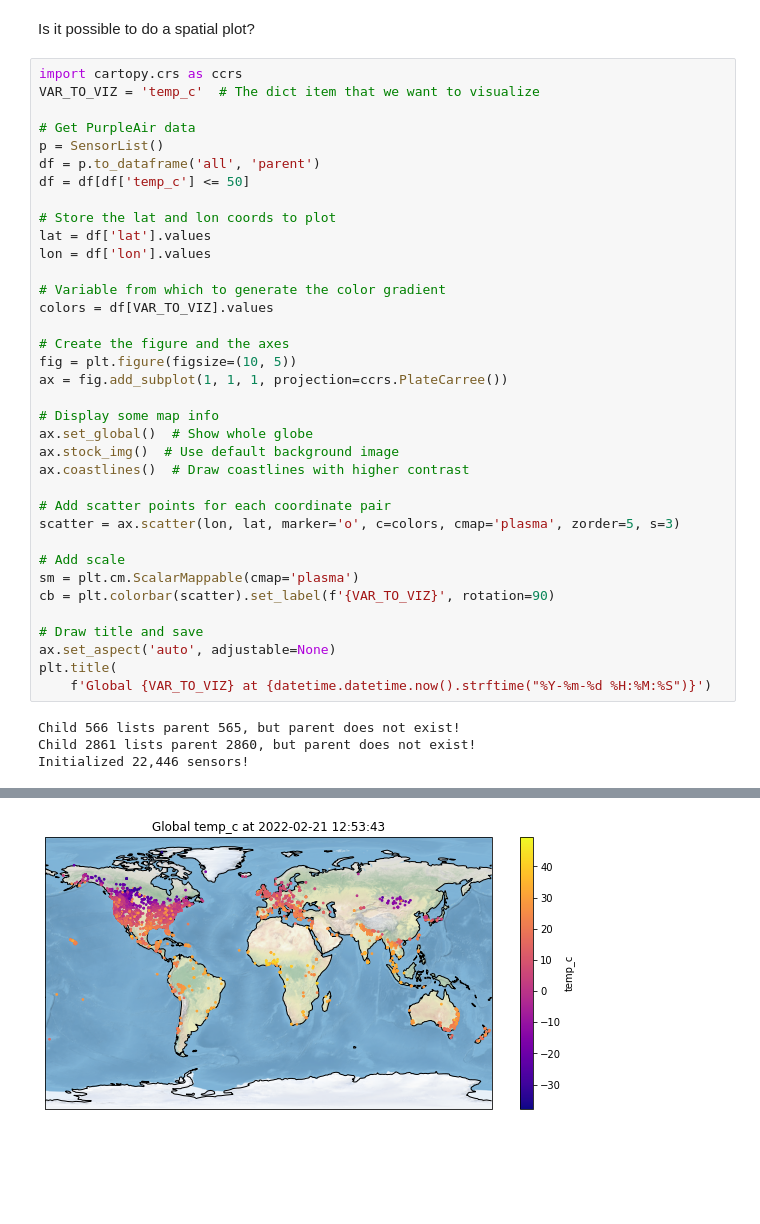
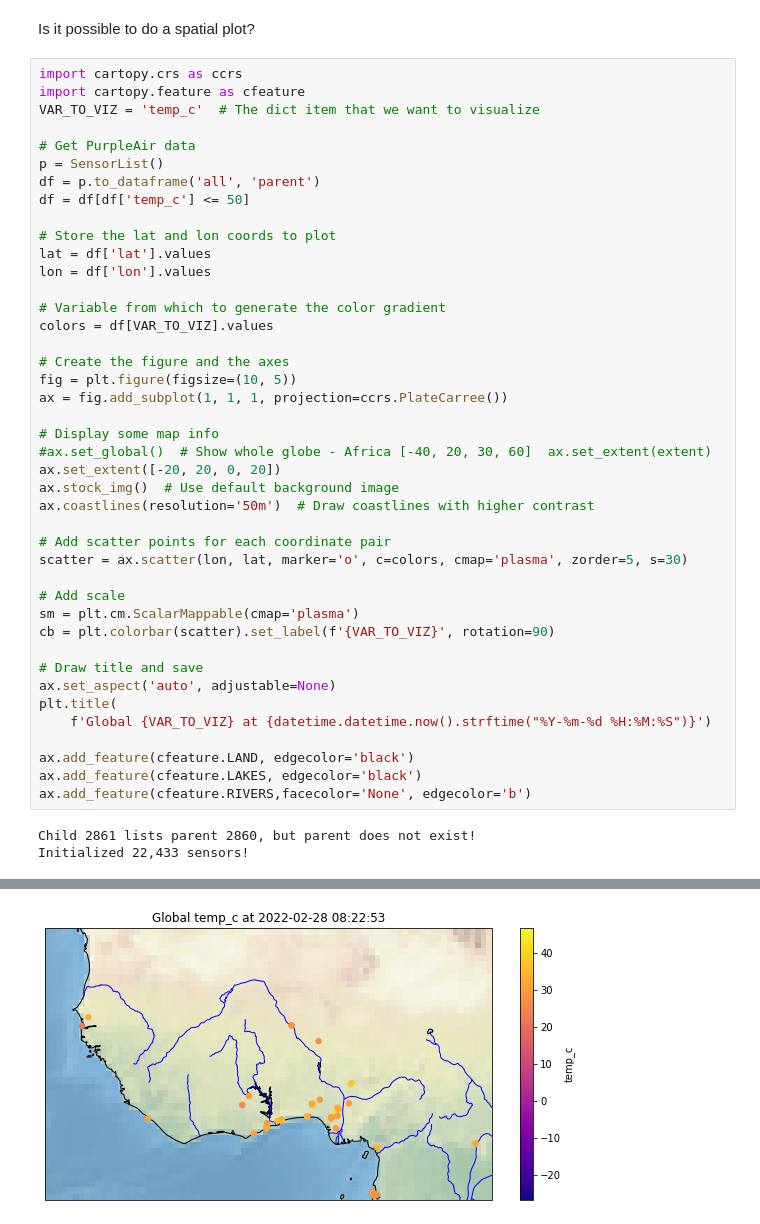
Before and after one commit to ogunjosam/CARNASRDA_python_training, a Jupyter notebook: Graphs_and_plots.ipynb, the cells around one changed output, grey strips where cells are left out. Cells and saved outputs as stored; diff of their text form; blank space fills up the shorter version.

```diff
--- a/Graphs_and_plots.ipynb
+++ b/Graphs_and_plots.ipynb
@@ -132,6 +147,7 @@ plt.savefig('fig2.eps',dpi=1200,format='eps',bbox_inches="tight")
 Is it possible to do a spatial plot?
 # %%
 import cartopy.crs as ccrs
+import cartopy.feature as cfeature
 VAR_TO_VIZ = 'temp_c'  # The dict item that we want to visualize
 
 # Get PurpleAir data
@@ -151,12 +167,13 @@ fig = plt.figure(figsize=(10, 5))
 ax = fig.add_subplot(1, 1, 1, projection=ccrs.PlateCarree())
 
 # Display some map info
-ax.set_global()  # Show whole globe
+#ax.set_global()  # Show whole globe - Africa [-40, 20, 30, 60]  ax.set_extent(extent)
+ax.set_extent([-20, 20, 0, 20])
 ax.stock_img()  # Use default background image
-ax.coastlines()  # Draw coastlines with higher contrast
+ax.coastlines(resolution='50m')  # Draw coastlines with higher contrast
 
 # Add scatter points for each coordinate pair
-scatter = ax.scatter(lon, lat, marker='o', c=colors, cmap='plasma', zorder=5, s=3)
+scatter = ax.scatter(lon, lat, marker='o', c=colors, cmap='plasma', zorder=5, s=30)
 
 # Add scale
 sm = plt.cm.ScalarMappable(cmap='plasma')
@@ -166,7 +183,10 @@ cb = plt.colorbar(scatter).set_label(f'{VAR_TO_VIZ}', rotation=90)
 ax.set_aspect('auto', adjustable=None)
 plt.title(
     f'Global {VAR_TO_VIZ} at {datetime.datetime.now().strftime("%Y-%m-%d %H:%M:%S")}')
+
+ax.add_feature(cfeature.LAND, edgecolor='black')
+ax.add_feature(cfeature.LAKES, edgecolor='black')
+ax.add_feature(cfeature.RIVERS,facecolor='None', edgecolor='b')
 # %% [output]
-Child 566 lists parent 565, but parent does not exist!
 Child 2861 lists parent 2860, but parent does not exist!
-Initialized 22,446 sensors!
+Initialized 22,433 sensors!
@@ -174 +194 @@ Text(0.5, 1.0, 'Global temp_c at 2022-02-21 12:53:43')
-[figure, old version]
+[figure, new version]
```
Also changed, not shown: parts of 9 cells of this notebook.
